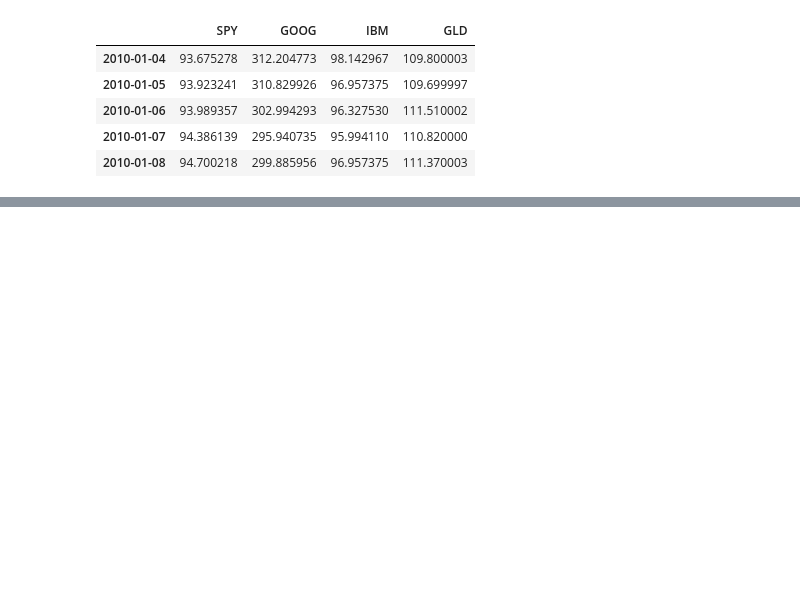
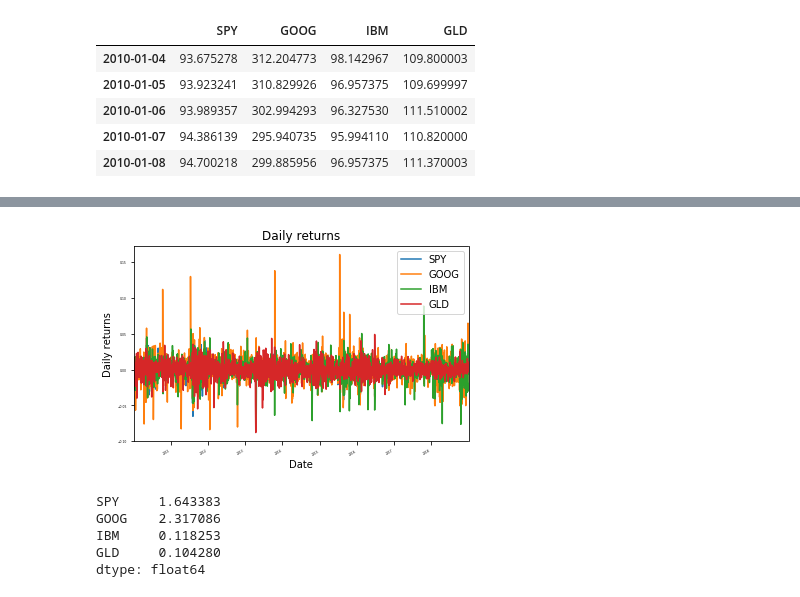
Before and after one commit to ShuangyuandData/StockPriceIndicator, a Jupyter notebook: StockPriceIndicatorP1.ipynb, the cells around one changed output, grey strips where cells are left out. Cells and saved outputs as stored; diff of their text form; code cells hidden in the pictures; blank space fills up the shorter version.

```diff
--- a/StockPriceIndicatorP1.ipynb
+++ b/StockPriceIndicatorP1.ipynb
@@ -170,0 +209,16 @@ DatetimeIndex(['2009-08-31', '2009-09-01', '2009-09-02', '2009-09-03',
+# %%
+## daily return
+def compute_daily_returns(df):
+    """
+    Compute and return the daily return values.
+    """
+
+    daily_returns=(df/df.shift(1))-1
+    daily_returns.iloc[0,:] =0
+
+    return daily_returns
+# %%
+daily_returns = compute_daily_returns(df)
+plot_data(daily_returns, title="Daily returns", ylabel="Daily returns")
+# %% [output]
+[figure, added]
@@ -170,0 +239,8 @@ DatetimeIndex(['2009-08-31', '2009-09-01', '2009-09-02', '2009-09-03',
+# %%
+compute_cumulative_returns(df)
+# %% [output]
+SPY     1.643383
+GOOG    2.317086
+IBM     0.118253
+GLD     0.104280
+dtype: float64
```
Also changed, not shown: parts of 26 cells of this notebook.
